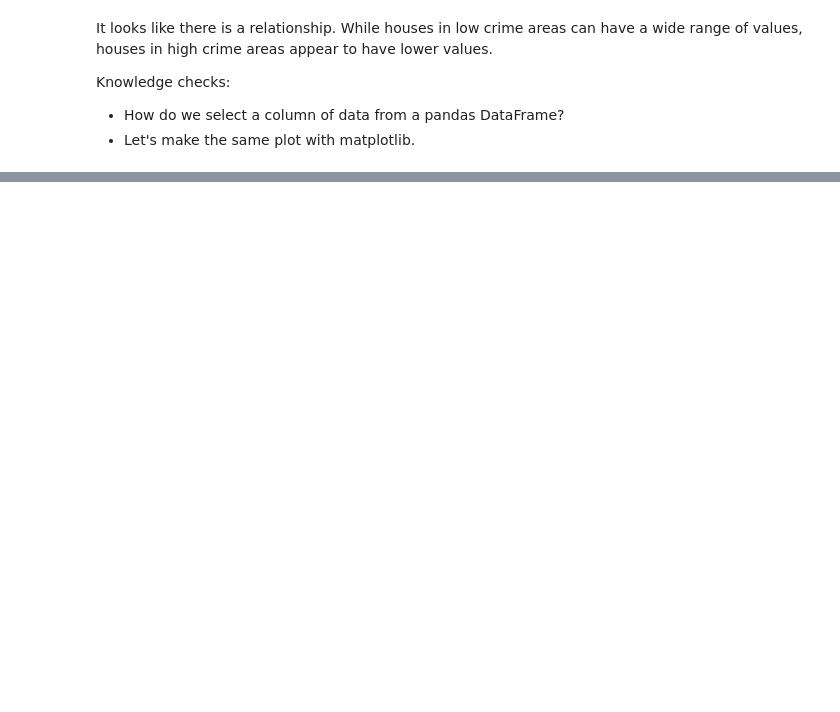
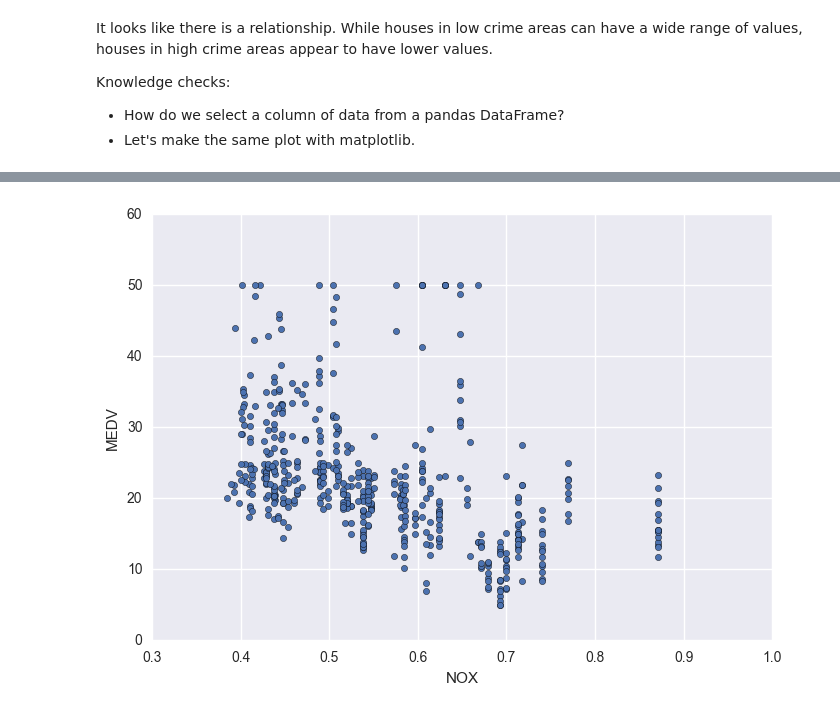
Before and after one commit to shetty83/dsi-sea-week03-1.2, a Jupyter notebook: code/starter-code/W3-Lab-1.2-Starter.ipynb, the cells around one changed output, grey strips where cells are left out. Drawn from its saved outputs; the diff is of its cells as text; code cells hidden in the pictures; blank space fills up the shorter version.

```diff
--- a/code/starter-code/W3-Lab-1.2-Starter.ipynb
+++ b/code/starter-code/W3-Lab-1.2-Starter.ipynb
@@ -78,0 +113,6 @@ plt.ylabel("House Value")
+# %%
+#     5. NOX       nitric oxides concentration (parts per 10 million)
+data.plot(x='NOX', y='MEDV', kind ='scatter')
+plt.show()
+# %% [output]
+[figure, added]
```
Also changed, not shown: parts of 19 cells of this notebook.
